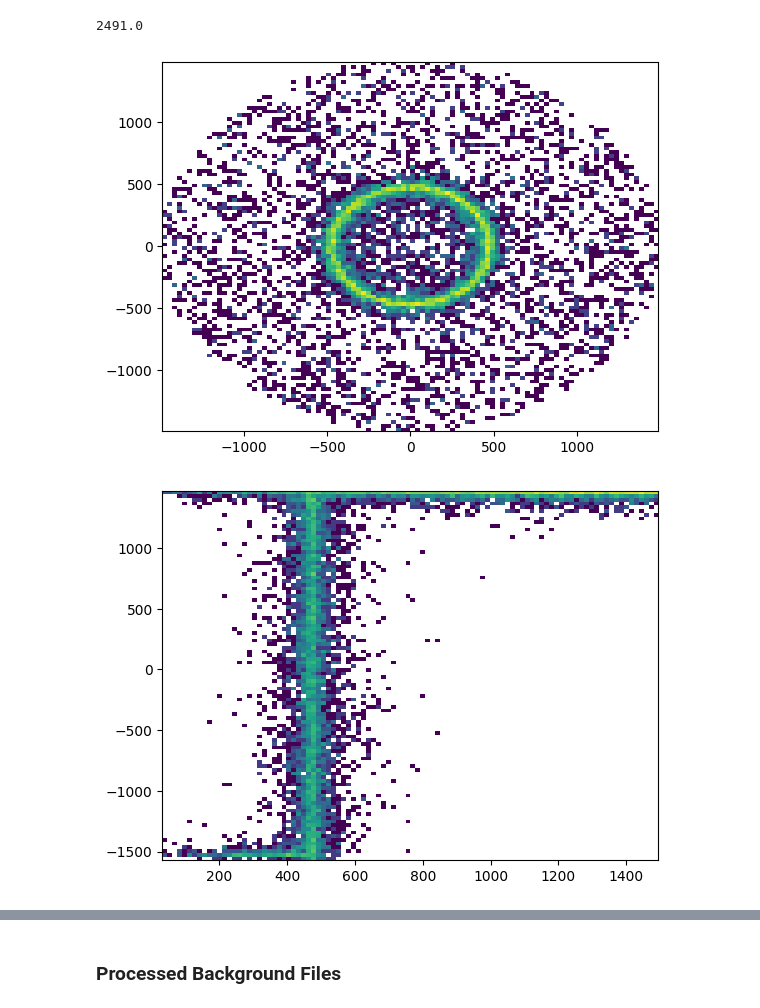
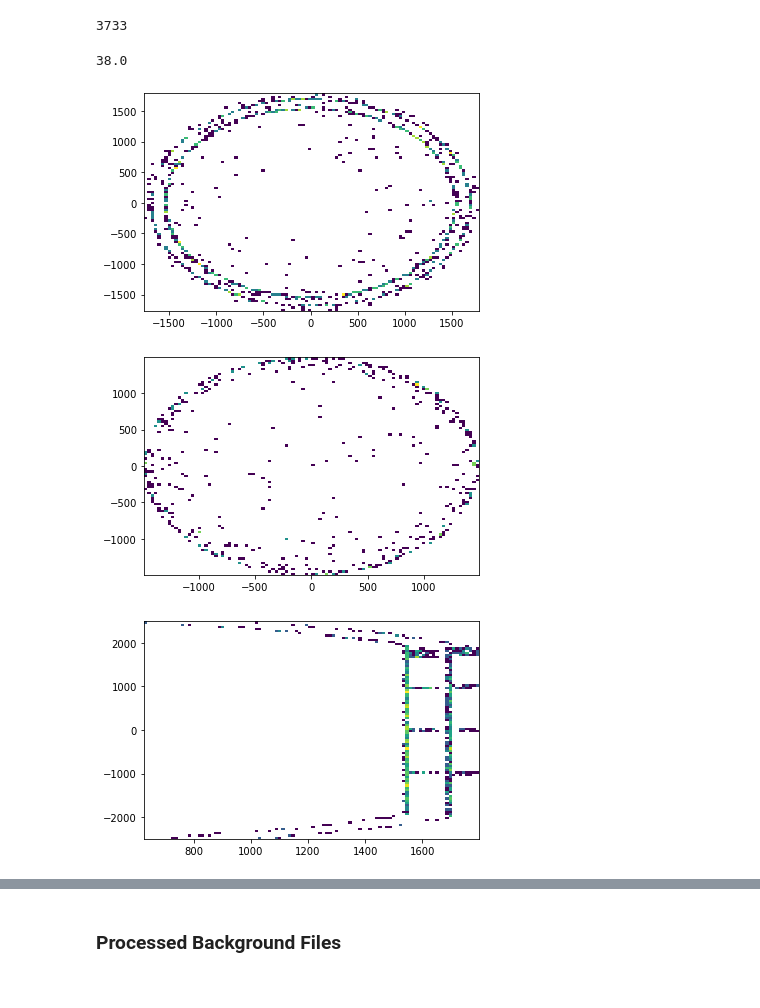
Before and after one commit to jpienaar13/HermeticTPC, a Jupyter notebook: 01_WIS_HTPC.ipynb, the cells around one changed output, grey strips where cells are left out. Drawn from its saved outputs; the diff is of its cells as text; code cells hidden in the pictures.

```diff
--- a/01_WIS_HTPC.ipynb
+++ b/01_WIS_HTPC.ipynb
@@ -7,7 +7,7 @@ from matplotlib.colors import LogNorm
 # %%
 import matplotlib.pyplot as plt
 # %%
-infile_name = ('build/HTPC_Sapphire_Th232.root')
+infile_name = ('/storage/xenon/jacquesp/hermeticTPC/Cryostat_Co60_0001.root')
 infile = uproot.open(infile_name)
 event_dir=infile['events']
 events = infile['events']["events"]
@@ -102,6 +102,7 @@ def df_process_file(infile_name, treename='events', chunksize=1000, bstop=False,
     primaries = tree.arrays('etot')
     primaries = len(primaries)
     df_scatters =[]
+    df_raw_all = []
     print(np.ceil(primaries/chunksize))
     for i_chunk in tqdm(range(int(np.ceil(primaries/chunksize)))):
         if bstop and (chunksize*i_chunk)>istop:
@@ -110,5 +111,7 @@ def df_process_file(infile_name, treename='events', chunksize=1000, bstop=False,
         df_flat = flatten_mc_tree(df_raw)
         df_flat = df_flat[df_flat['etot']>0]
         df_scatters.append(process_chunk(df_flat))
+        df_raw_all.append(df_raw)
     df_scatters = pd.concat(df_scatters)
-    return df_scatters
+    df_raw_all =  pd.concat(df_raw_all)
+    return df_scatters, df_raw_all
@@ -115,4 +121,8 @@ def df_process_file(infile_name, treename='events', chunksize=1000, bstop=False,
+# %%
+len(primaries)
+# %% [output]
+3733
 # %%
-test_df = df_process_file(infile_name, treename='events', chunksize =100, bstop=True, istop =10000)
+test_df, flat_df_raw = df_process_file(infile_name, treename='events', chunksize =100, bstop=True, istop =20000)
 # %% [output]
-2491.0
+38.0
@@ -121,10 +129,15 @@ test_df2 = df_process_file(infile_name, treename='events', chunksize =100, bstop
 # %%
-plt.hist2d(test_df['xpos'], test_df['ypos'],  bins=[100, 100], norm=LogNorm())
+plt.hist2d(flat_df_raw['xp_pri'], flat_df_raw['yp_pri'],  bins=[100, 100], norm=LogNorm())
 plt.show()
 # %% [output]
-[figure, old version]
+[figure, new version]
+# %%
+plt.hist2d(test_df['xpos'], test_df['ypos'],  bins=[100, 100], norm=LogNorm())
+plt.show()
+# %% [output]
+[figure, added]
 # %%
-plt.hist2d(np.sqrt(test_df['xpos']**2+test_df['ypos']**2), test_df['zpos'],  bins=[100, 100], norm=LogNorm())
+plt.hist2d(np.sqrt(flat_df_raw['xp_pri']**2+flat_df_raw['yp_pri']**2), flat_df_raw['zp_pri'],  bins=[100, 100], norm=LogNorm())
 plt.show()
 # %% [output]
-[figure, old version]
+[figure, new version]
```
Also changed, not shown: parts of 15 cells of this notebook, 9 other files.
